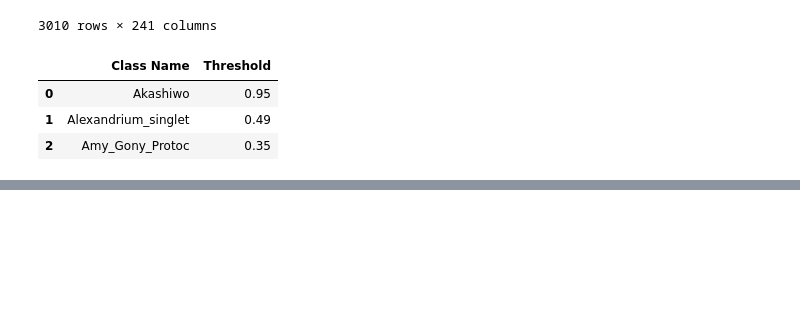
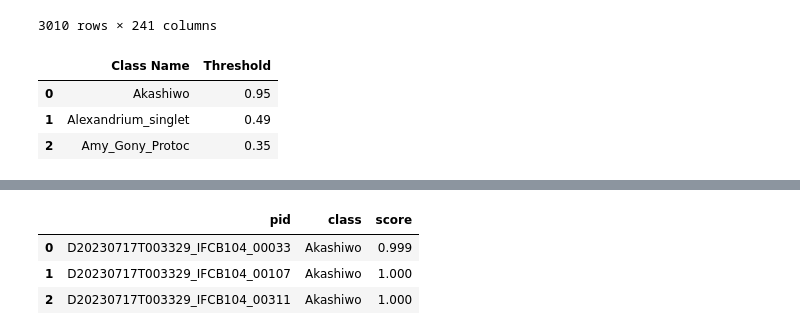
Before and after one commit to CeNCOOS/OBIS_workshop_2024_IFCB, a Jupyter notebook: getSantaCruzdata.ipynb, the cells around one changed output, grey strips where cells are left out. Drawn from its saved outputs; the diff is of its cells as text; code cells hidden in the pictures; blank space fills up the shorter version.

Commit message:
up to summary table need to start working on associating other values

```diff
--- a/getSantaCruzdata.ipynb
+++ b/getSantaCruzdata.ipynb
@@ -134,0 +138,16 @@ class_names.head(3)
+# %%
+a3=a2.stack(future_stack=True)
+# %%
+ik=np.arange(0,len(a3))
+for r in ik:
+    junk=str(a3[r:r+1]).split()
+    if r==0:
+        pid=[junk[0]]
+        myclass=[junk[1]]
+        score=[float(junk[2])]
+    else:
+        pid.append(junk[0])
+        myclass.append(junk[1])
+        score.append(float(junk[2]))
+# %%
+bigtable=pd.DataFrame({'pid':pid,'class':myclass,'score':score})
@@ -134,0 +156,22 @@ class_names.head(3)
+# %%
+ix=np.arange(0,l1)
+zz=0
+for kk in ix:
+    id1=bigtable['class']==threshold['Class Name'][kk]
+    subtable=bigtable[['pid','class','score']][id1]
+    id2=subtable['score'] >= threshold['Threshold'][kk]
+    smalltable=subtable[['pid','class','score']][id2]
+    if smalltable.size > 0:
+        if zz==0:
+            classtable=smalltable
+            zz=zz+1
+        else:
+            classtable=pd.concat([classtable, smalltable],ignore_index=True)
+            #classtable.append(smalltable)
+# %%
+classtable.head(3)
+# %% [output]
+|  | pid | class | score |
+| 0 | D20230717T003329_IFCB104_00033 | Akashiwo | 0.999 |
+| 1 | D20230717T003329_IFCB104_00107 | Akashiwo | 1.000 |
+| 2 | D20230717T003329_IFCB104_00311 | Akashiwo | 1.000 |
```
Also changed, not shown: parts of 5 cells of this notebook.
